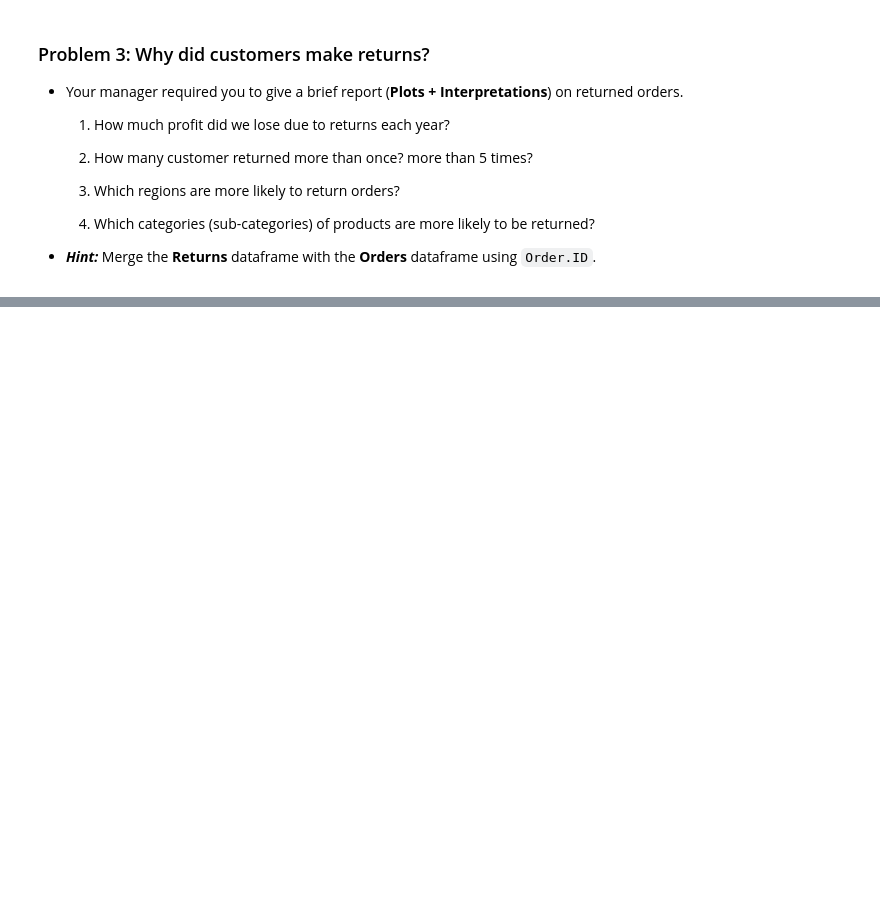
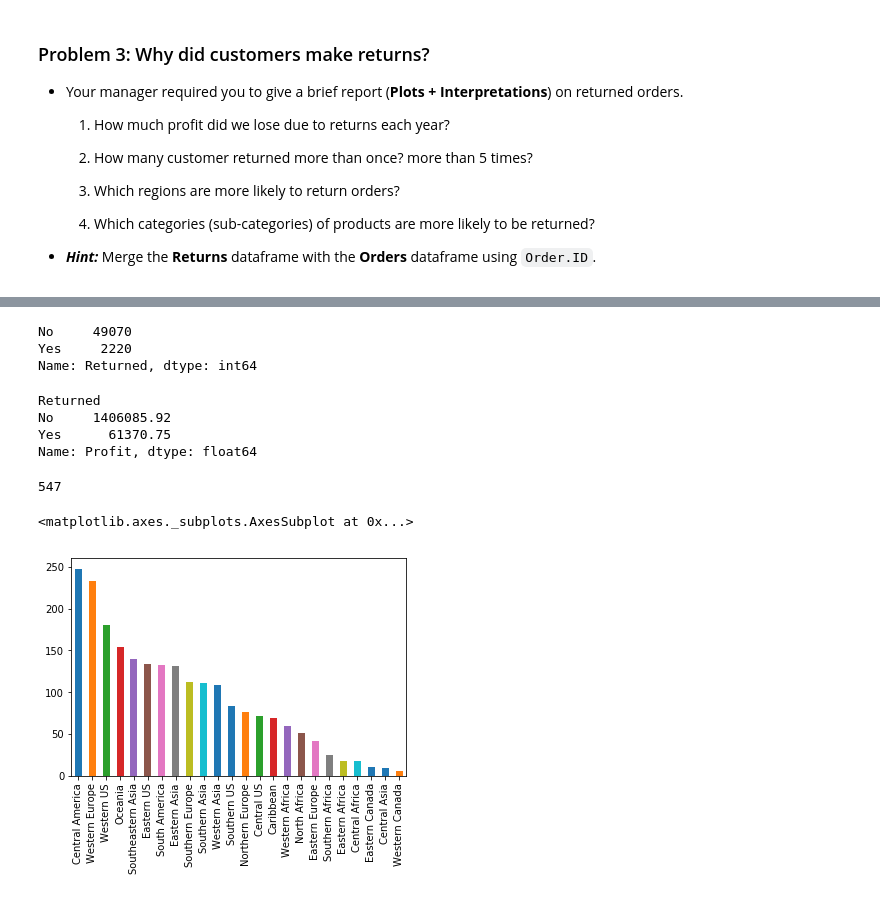
Before and after one commit to phoebezzz/Machine-Learning-Lab1, a Jupyter notebook: phoebe_ML_LAB1.ipynb, the cells around one changed output, grey strips where cells are left out. Saved outputs shown, nothing was run; the diff lists cells and outputs as text; code cells hidden in the pictures; blank space fills up the shorter version.

```diff
--- a/phoebe_ML_LAB1.ipynb
+++ b/phoebe_ML_LAB1.ipynb
@@ -110,3 +133,6 @@ orders.groupby(['Quarter','Sub.Category'])['Quantity'].agg(np.sum).unstack().plo
 	4. Which categories (sub-categories) of products are more likely to be returned?
 
 - ***Hint:*** Merge the **Returns** dataframe with the **Orders** dataframe using `Order.ID`.
+# %%
+merged = pd.merge(orders, returns, how = "left", on="Order.ID")
+merged.Returned.fillna("No",inplace=True)
@@ -112,0 +149,3 @@ orders.groupby(['Quarter','Sub.Category'])['Quantity'].agg(np.sum).unstack().plo
+# %%
+merged['boolean'] = merged.Returned.replace(('Yes','No'),(1,0))
+merged.head()
@@ -112,0 +160,27 @@ orders.groupby(['Quarter','Sub.Category'])['Quantity'].agg(np.sum).unstack().plo
+# %%
+merged.Returned.value_counts()
+# %% [output]
+No     49070
+Yes     2220
+Name: Returned, dtype: int64
+# %%
+#merged[merged['Returned']=="Yes"]
+merged.groupby('Returned')['Profit'].agg(np.sum)
+# %% [output]
+Returned
+No     1406085.92
+Yes      61370.75
+Name: Profit, dtype: float64
+# %%
+# 547 customers returned more than once
+a = merged[merged['Returned']=="Yes"]
+b = a['Customer.ID'].value_counts()
+len(b[b>1])
+# %% [output]
+547
+# %%
+# Central America more likely to return orders
+a.Region_y.value_counts().plot.bar()
+# %% [output]
+<matplotlib.axes._subplots.AxesSubplot at 0x...>
+[figure, added]
```
Also changed, not shown: parts of 15 cells of this notebook.
